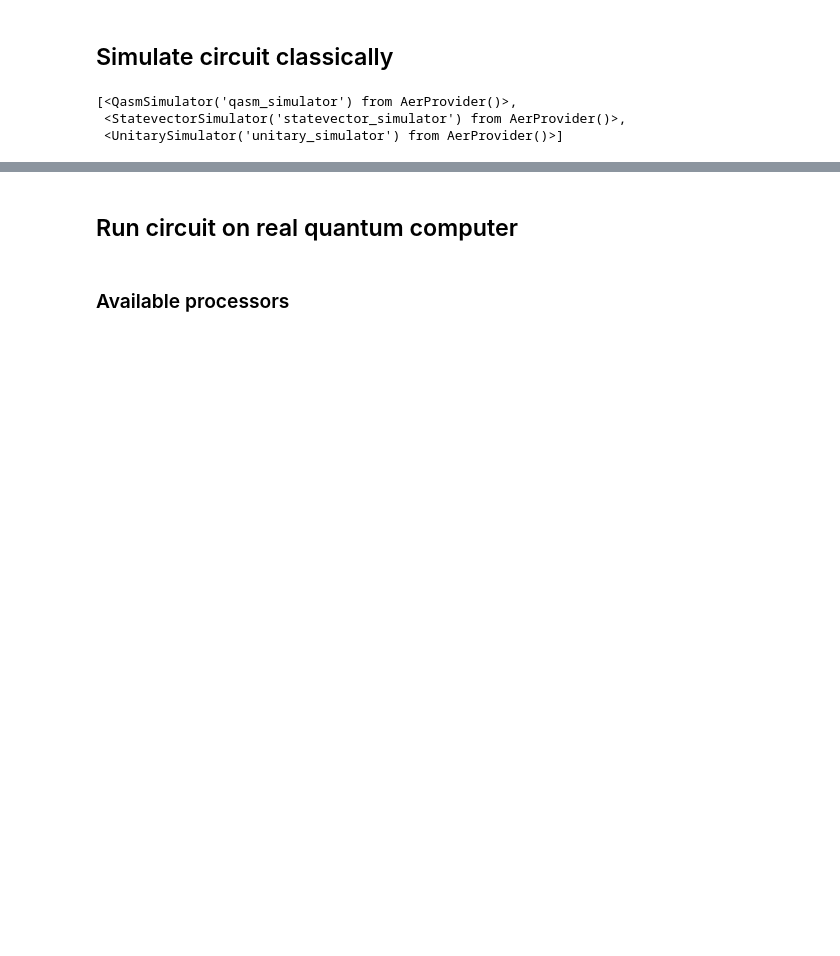
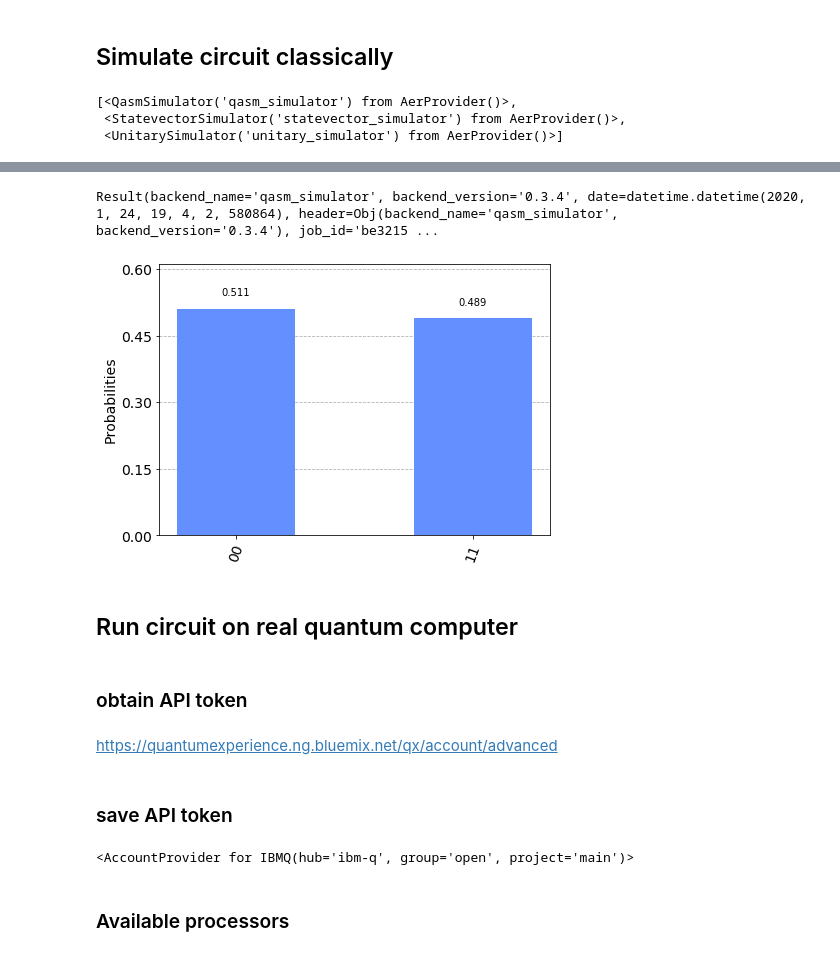
Before and after one commit to mhlr/qiskit-meetup, a Jupyter notebook: qiskit-demo.ipynb, the cells around one changed output, grey strips where cells are left out. Drawn from its saved outputs; the diff is of its cells as text; code cells hidden in the pictures; blank space fills up the shorter version.

Commit message:
updates for current version of qiskit additional resources

```diff
--- a/qiskit-demo.ipynb
+++ b/qiskit-demo.ipynb
@@ -85,5 +74,27 @@ qk.tools.visualization.iplot_histogram(res.get_counts())
+# %%
+res
+# %% [output]
+Result(backend_name='qasm_simulator', backend_version='0.3.4', date=datetime.datetime(2020, 1, 24, 19, 4, 2, 580864), header=Obj(backend_name='qasm_simulator', backend_version='0.3.4'), job_id='be3215 ...
+# %%
+plot_histogram(res.get_counts())
+# %% [output]
+[figure, added]
 # %% [markdown]
 ## Run circuit on real quantum computer
+# %% [markdown]
+### obtain API token
+# %% [markdown]
+https://quantumexperience.ng.bluemix.net/qx/account/advanced
+# %% [markdown]
+### save API token
+# %%
+from qiskit import IBMQ
+IBMQ.delete_account()
+IBMQ.save_account('4fd56...',
+                  overwrite=True) # the token you obtained above
+IBMQ.load_account()
+# %% [output]
+<AccountProvider for IBMQ(hub='ibm-q', group='open', project='main')>
 # %% [markdown]
 ### Available processors
 # %%
```
Also changed, not shown: parts of 19 cells of this notebook.
